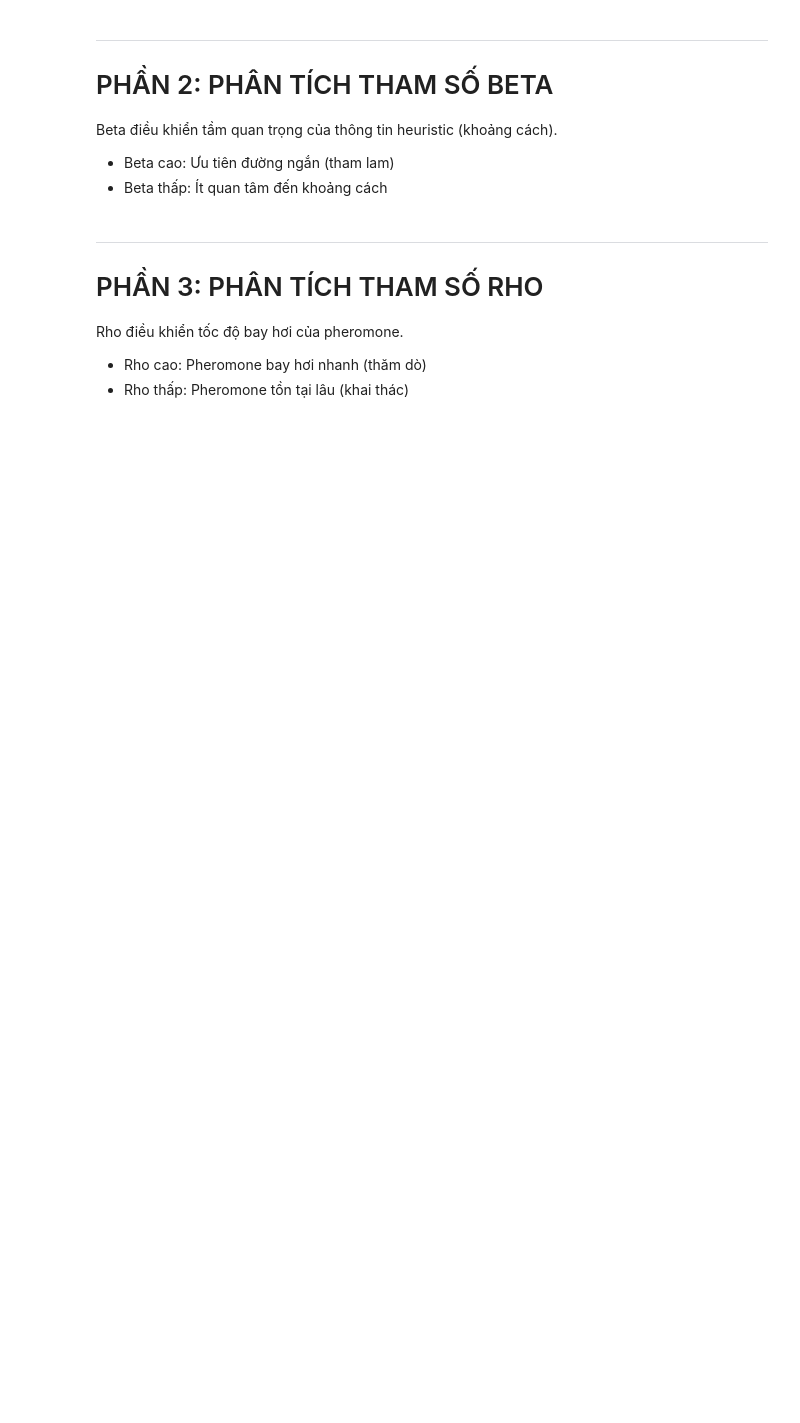
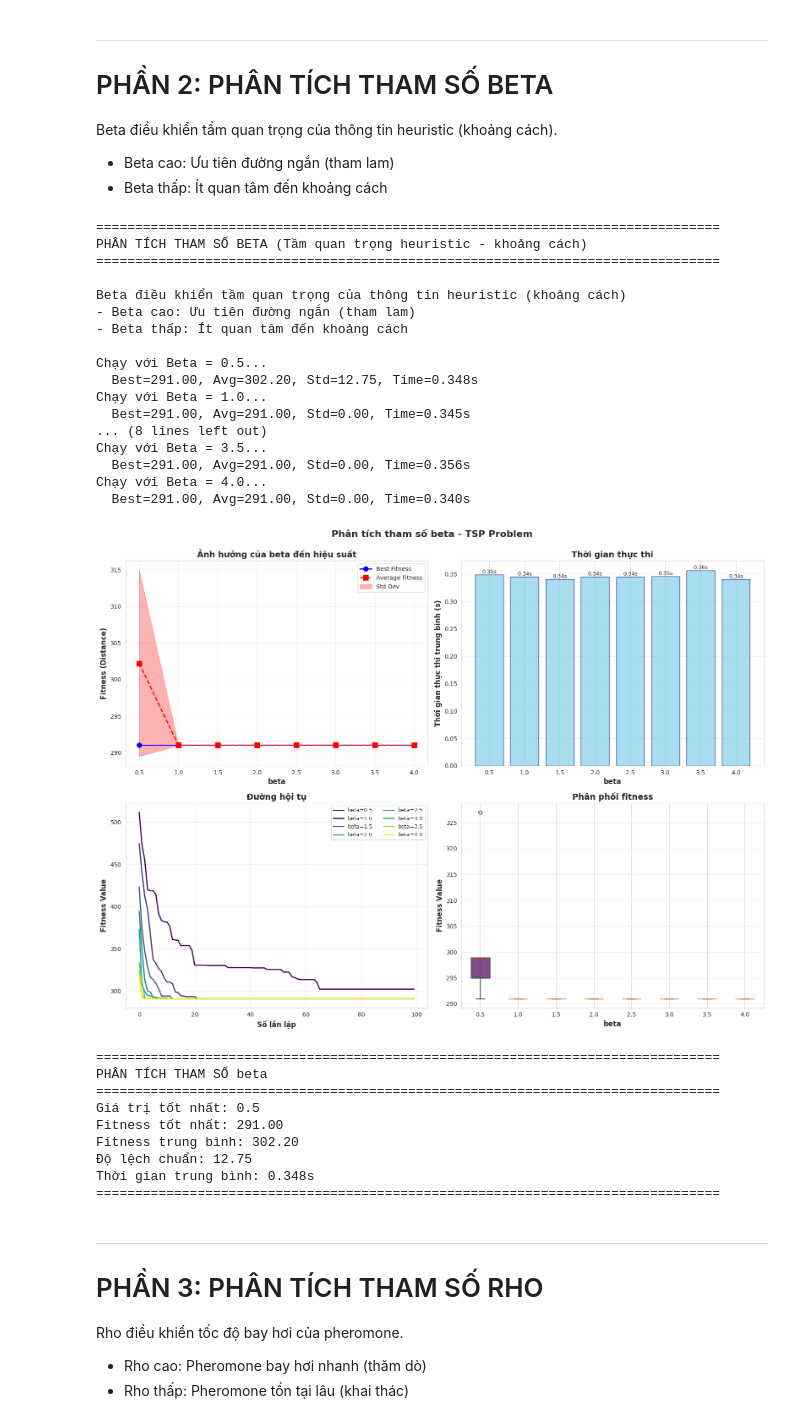
Before and after one commit to p1neapplechoco/search-algo, a Jupyter notebook: notebooks/aco_parameters.ipynb, the cells around one changed output. Saved outputs shown, nothing was run; the diff lists cells and outputs as text; code cells hidden in the pictures; blank space fills up the shorter version.

```diff
--- a/notebooks/aco_parameters.ipynb
+++ b/notebooks/aco_parameters.ipynb
@@ -449,3 +286,78 @@ plot_3d_surface(beta_range, rho_range, grid, 'Beta', 'Rho', 'beta')
+# %%
+print("="*80)
+print("PHÂN TÍCH THAM SỐ BETA (Tầm quan trọng heuristic - khoảng cách)")
+print("="*80)
+print("\nBeta điều khiển tầm quan trọng của thông tin heuristic (khoảng cách)")
+print("- Beta cao: Ưu tiên đường ngắn (tham lam)")
+print("- Beta thấp: Ít quan tâm đến khoảng cách\n")
+
+# Test different beta values
+beta_values = [0.5, 1.0, 1.5, 2.0, 2.5, 3.0, 3.5, 4.0]
+beta_results = []
+num_runs = 5
+
+for beta in beta_values:
+    print(f"Chạy với Beta = {beta}...")
+
+    best_fitnesses = []
+    convergence_histories = []
+    execution_times = []
+
+    for run in range(num_runs):
+        aco = AntColonyOptimizer(cities, num_ant=20, iter=100, alpha=1.0, beta=beta, rho=0.5, Q=100)
+        aco.distance_matrix = distance_matrix
+        aco.zeta = np.where(distance_matrix > 0, 1.0 / distance_matrix, 0)
+
+        start_time = time.time()
+        _, best = aco.run(verbose=False)
+        end_time = time.time()
+
+        best_fitnesses.append(best)
+        convergence_histories.append(aco.best_fitness_history)
+        execution_times.append(end_time - start_time)
+
+    beta_results.append({
+        'beta': beta,
+        'best_fitness': np.min(best_fitnesses),
+        'avg_fitness': np.mean(best_fitnesses),
+        'std_fitness': np.std(best_fitnesses),
+        'convergence_history': convergence_histories,
+        'avg_time': np.mean(execution_times),
+        'all_best_fitnesses': best_fitnesses
+    })
+
+    print(f"  Best={beta_results[-1]['best_fitness']:.2f}, Avg={beta_results[-1]['avg_fitness']:.2f}, Std={beta_results[-1]['std_fitness']:.2f}, Time={beta_results[-1]['avg_time']:.3f}s")
+
+# Analyze using FA-style visualization
+analyze_parameter_impact('beta', beta_values, beta_results, 'beta')
+# %% [output]
+================================================================================
+PHÂN TÍCH THAM SỐ BETA (Tầm quan trọng heuristic - khoảng cách)
+================================================================================
+
+Beta điều khiển tầm quan trọng của thông tin heuristic (khoảng cách)
+- Beta cao: Ưu tiên đường ngắn (tham lam)
+- Beta thấp: Ít quan tâm đến khoảng cách
+
+Chạy với Beta = 0.5...
+  Best=291.00, Avg=302.20, Std=12.75, Time=0.348s
+Chạy với Beta = 1.0...
+  Best=291.00, Avg=291.00, Std=0.00, Time=0.345s
+... (8 lines left out)
+Chạy với Beta = 3.5...
+  Best=291.00, Avg=291.00, Std=0.00, Time=0.356s
+Chạy với Beta = 4.0...
+  Best=291.00, Avg=291.00, Std=0.00, Time=0.340s
+[figure, added]
+================================================================================
+PHÂN TÍCH THAM SỐ beta
+================================================================================
+Giá trị tốt nhất: 0.5
+Fitness tốt nhất: 291.00
+Fitness trung bình: 302.20
+Độ lệch chuẩn: 12.75
+Thời gian trung bình: 0.348s
+================================================================================
 # %% [markdown]
 ---
 # PHẦN 3: PHÂN TÍCH THAM SỐ RHO
```
Also changed, not shown: parts of 14 cells of this notebook, 1 other file.
